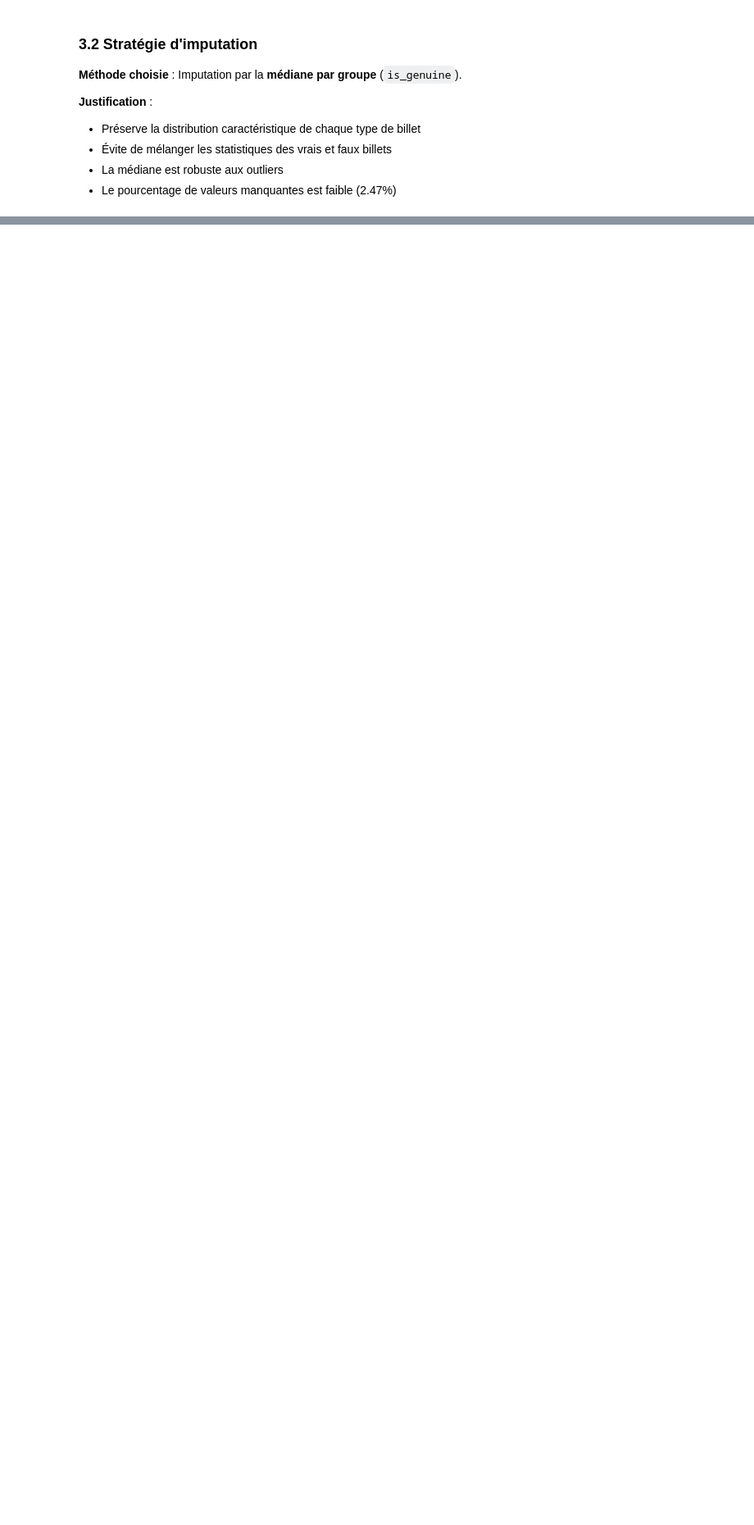
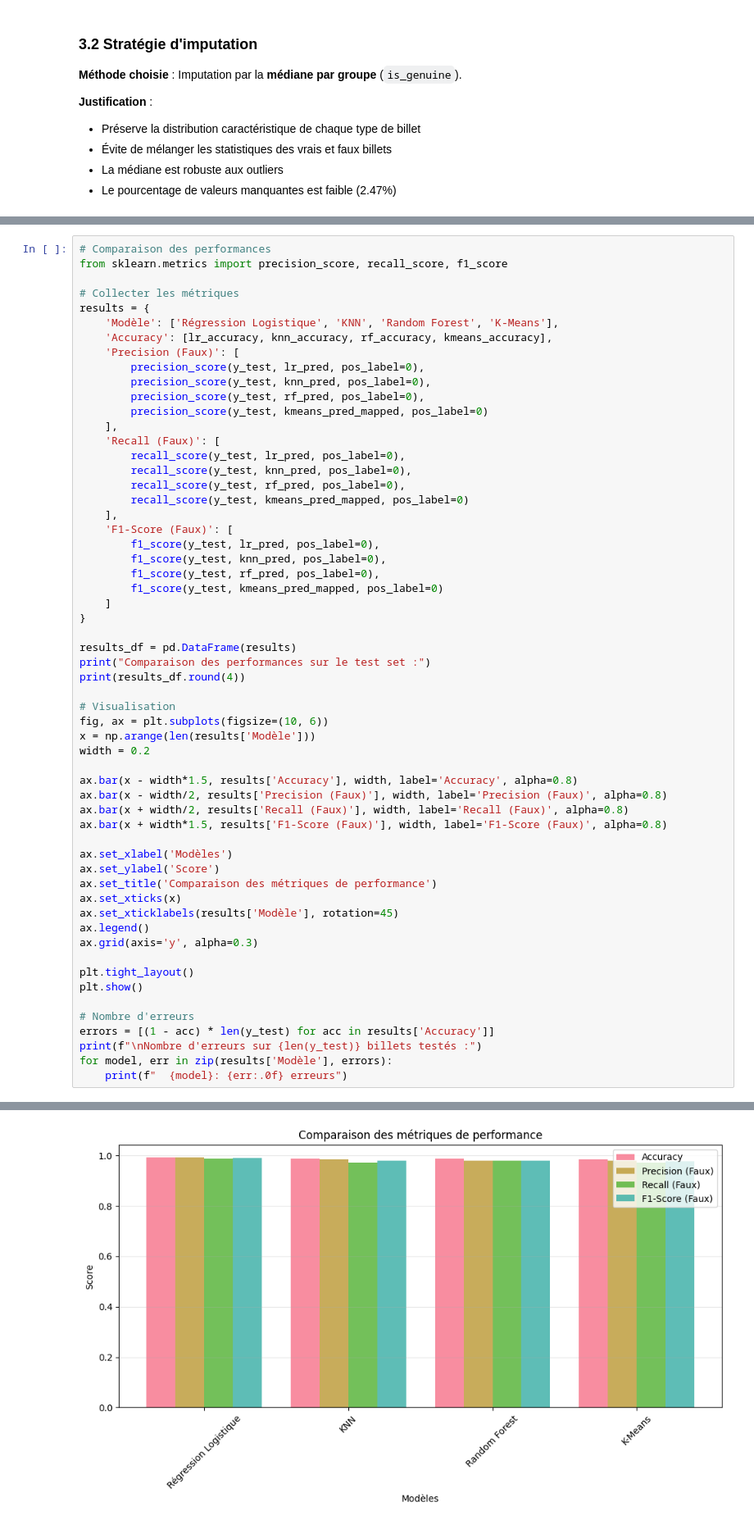
Before and after one commit to TheGoatLucien/Data_analyst, a Jupyter notebook: projets/projet 12/Detecteur_faux_billet_Nzeutom_Lucien/Nzeutom_Lucien_1_Notebook_analyse_032026.ipynb, the cells around one changed output, grey strips where cells are left out. Shown at 82% size. Drawn from its saved outputs; the diff is of its cells as text; blank space fills up the shorter version.

```diff
--- a/projets/projet 12/Detecteur_faux_billet_Nzeutom_Lucien/Nzeutom_Lucien_1_Notebook_analyse_032026.ipynb
+++ b/projets/projet 12/Detecteur_faux_billet_Nzeutom_Lucien/Nzeutom_Lucien_1_Notebook_analyse_032026.ipynb
@@ -419,0 +604,59 @@ Ces fichiers sont utilisés par le script de détection pour faire des prédicti
+# %%
+# Comparaison des performances
+from sklearn.metrics import precision_score, recall_score, f1_score
+
+# Collecter les métriques
+results = {
+    'Modèle': ['Régression Logistique', 'KNN', 'Random Forest', 'K-Means'],
+    'Accuracy': [lr_accuracy, knn_accuracy, rf_accuracy, kmeans_accuracy],
+    'Precision (Faux)': [
+        precision_score(y_test, lr_pred, pos_label=0),
+        precision_score(y_test, knn_pred, pos_label=0),
+        precision_score(y_test, rf_pred, pos_label=0),
+        precision_score(y_test, kmeans_pred_mapped, pos_label=0)
+    ],
+    'Recall (Faux)': [
+        recall_score(y_test, lr_pred, pos_label=0),
+        recall_score(y_test, knn_pred, pos_label=0),
+        recall_score(y_test, rf_pred, pos_label=0),
+        recall_score(y_test, kmeans_pred_mapped, pos_label=0)
+    ],
+    'F1-Score (Faux)': [
+        f1_score(y_test, lr_pred, pos_label=0),
+        f1_score(y_test, knn_pred, pos_label=0),
+        f1_score(y_test, rf_pred, pos_label=0),
+        f1_score(y_test, kmeans_pred_mapped, pos_label=0)
+    ]
+}
+
+results_df = pd.DataFrame(results)
+print("Comparaison des performances sur le test set :")
+print(results_df.round(4))
+
+# Visualisation
+fig, ax = plt.subplots(figsize=(10, 6))
+x = np.arange(len(results['Modèle']))
+width = 0.2
+
+ax.bar(x - width*1.5, results['Accuracy'], width, label='Accuracy', alpha=0.8)
+ax.bar(x - width/2, results['Precision (Faux)'], width, label='Precision (Faux)', alpha=0.8)
+ax.bar(x + width/2, results['Recall (Faux)'], width, label='Recall (Faux)', alpha=0.8)
+ax.bar(x + width*1.5, results['F1-Score (Faux)'], width, label='F1-Score (Faux)', alpha=0.8)
+
+ax.set_xlabel('Modèles')
+ax.set_ylabel('Score')
+ax.set_title('Comparaison des métriques de performance')
+ax.set_xticks(x)
+ax.set_xticklabels(results['Modèle'], rotation=45)
+ax.legend()
+ax.grid(axis='y', alpha=0.3)
+
+plt.tight_layout()
+plt.show()
+
+# Nombre d'erreurs
+errors = [(1 - acc) * len(y_test) for acc in results['Accuracy']]
+print(f"\nNombre d'erreurs sur {len(y_test)} billets testés :")
+for model, err in zip(results['Modèle'], errors):
+    print(f"  {model}: {err:.0f} erreurs")
+# %% [output]
@@ -419,0 +675 @@ Ces fichiers sont utilisés par le script de détection pour faire des prédicti
+[figure, added]
```
Also changed, not shown: parts of 34 cells of this notebook, 16 other files.
